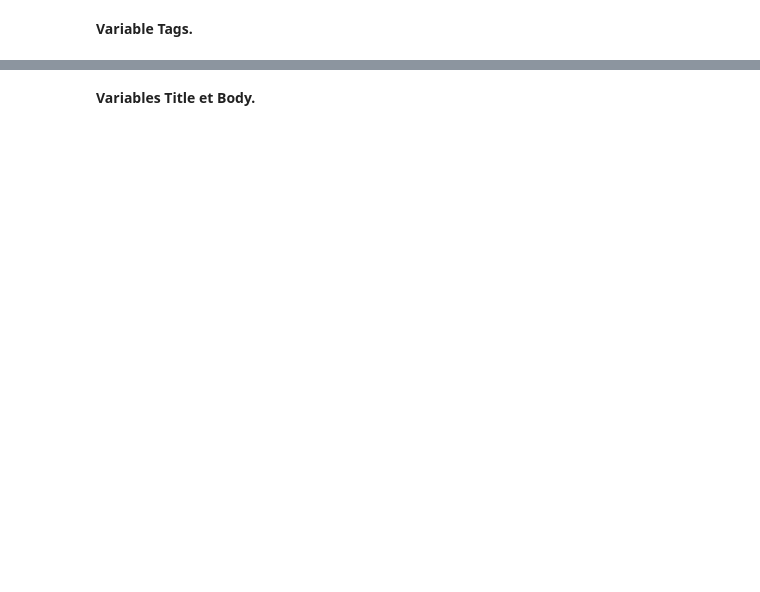
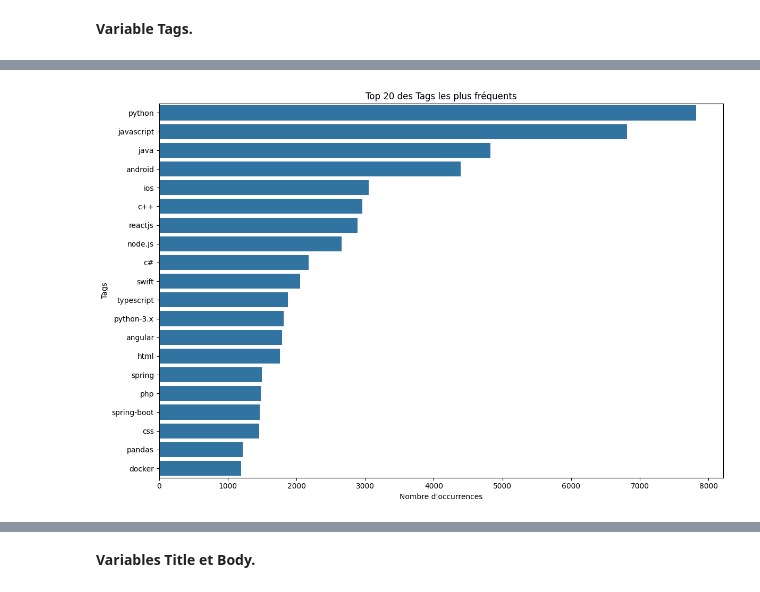
Before and after one commit to flaviejvn/P5_-_Categorisez_automatiquement_des_questions, a Jupyter notebook: Jouvin_Flavie_1_notebook_exploration_052024.ipynb, the cells around one changed output, grey strips where cells are left out. Cells and saved outputs as stored; diff of their text form; code cells hidden in the pictures; blank space fills up the shorter version.

```diff
--- a/Jouvin_Flavie_1_notebook_exploration_052024.ipynb
+++ b/Jouvin_Flavie_1_notebook_exploration_052024.ipynb
@@ -498,0 +514,30 @@ plt.show()
+# %%
+# Conversion des colonnes contenant des texte en listes.
+columns_to_convert = ['Tags_cleaned']
+df_en_w = convert_text_to_lists(df_en_w, columns_to_convert)
+# %%
+# Compte la fréquence de chaque tags.
+tag_counts = Counter([tag for tags in df_en_w['Tags_cleaned'] for tag in tags])
+
+# Récupération des 20 tags les plus fréquents.
+top_N = 20
+most_common_tags = tag_counts.most_common(top_N)
+
+# Séparation des tags et leur fréquence.
+tags, counts = zip(*most_common_tags)
+# %%
+# Visualisation.
+plt.figure(figsize=(12, 8))
+
+# Création du barplot des tags les plus fréquents.
+sns.barplot(x=list(counts), y=list(tags))
+
+# Ajout des labels.
+plt.title('Top 20 des Tags les plus fréquents')
+plt.xlabel('Nombre d\'occurrences')
+plt.ylabel('Tags')
+
+# Affichage du graphique.
+plt.tight_layout()
+plt.show()
+# %% [output]
@@ -498,0 +545 @@ plt.show()
+[figure, added]
```
Also changed, not shown: parts of 131 cells of this notebook, 1 other file.
